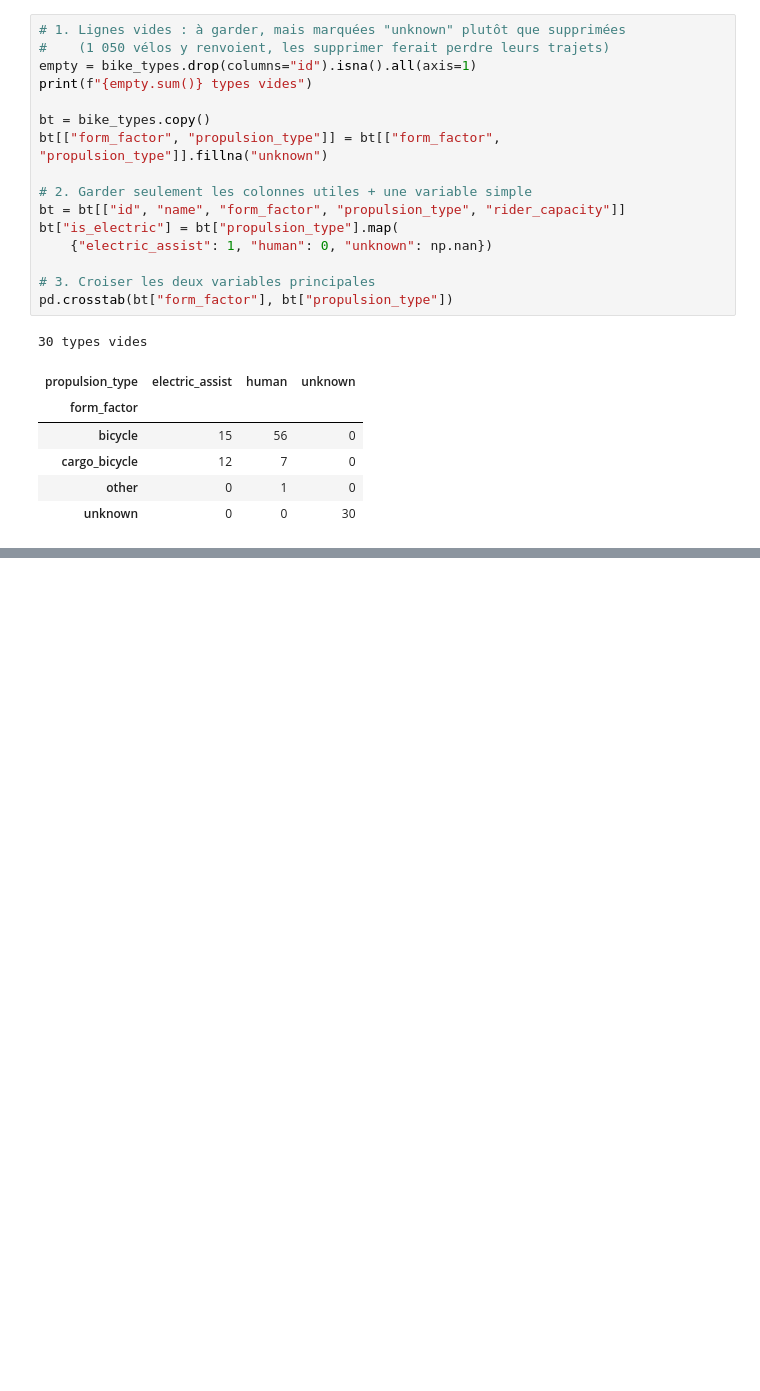
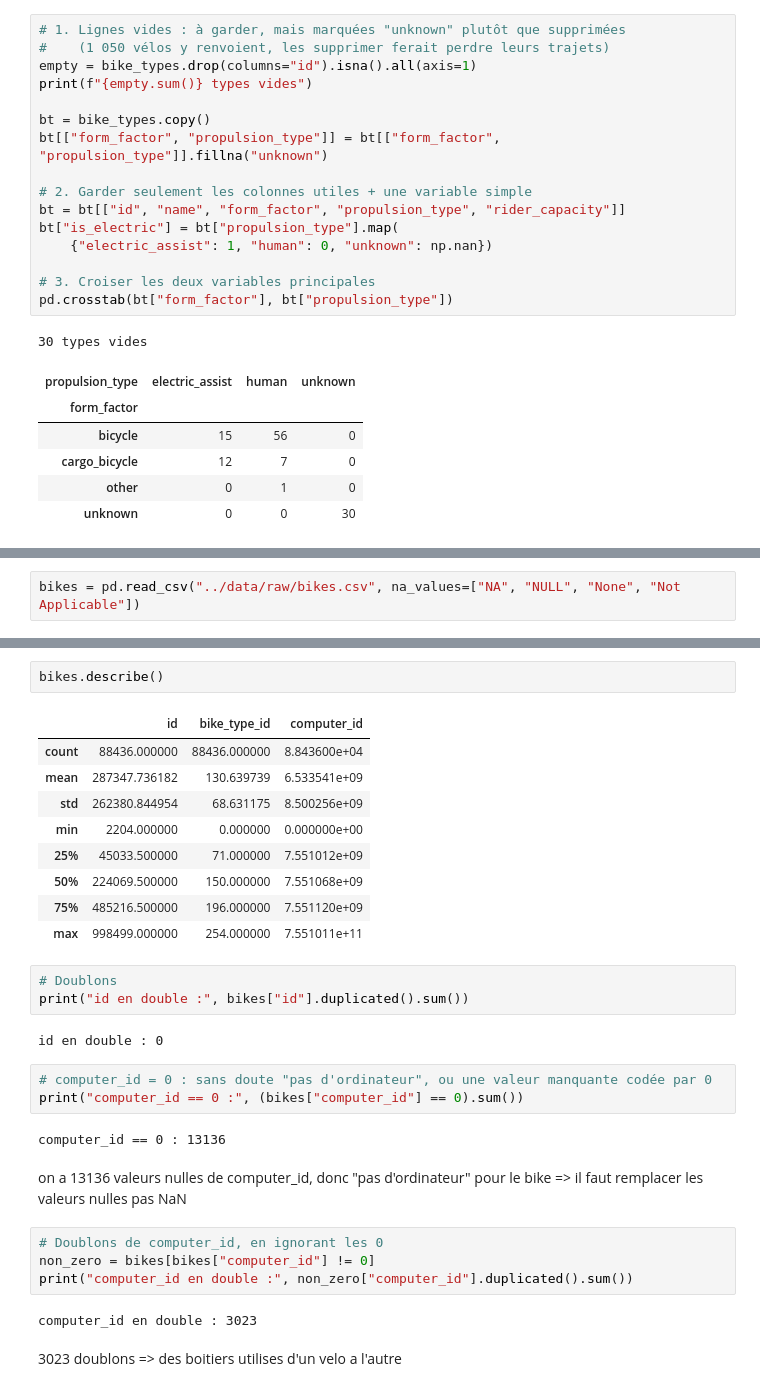
Before and after one commit to Fati349/FML-Challenge, a Jupyter notebook: notebooks/01_exploration.ipynb, the cells around one changed output, grey strips where cells are left out. Cells and saved outputs as stored; diff of their text form; blank space fills up the shorter version.

Commit message:
exploration de la dataset bikes.csv

```diff
--- a/notebooks/01_exploration.ipynb
+++ b/notebooks/01_exploration.ipynb
@@ -112,0 +116,2 @@ pd.crosstab(bt["form_factor"], bt["propulsion_type"])
+# %%
+bikes = pd.read_csv("../data/raw/bikes.csv", na_values=["NA", "NULL", "None", "Not Applicable"])
@@ -112,0 +149,32 @@ pd.crosstab(bt["form_factor"], bt["propulsion_type"])
+# %%
+bikes.describe()
+# %% [output]
+|  | id | bike_type_id | computer_id |
+| count | 88436.000000 | 88436.000000 | 8.843600e+04 |
+| mean | 287347.736182 | 130.639739 | 6.533541e+09 |
+| std | 262380.844954 | 68.631175 | 8.500256e+09 |
+| min | 2204.000000 | 0.000000 | 0.000000e+00 |
+| 25% | 45033.500000 | 71.000000 | 7.551012e+09 |
+| 50% | 224069.500000 | 150.000000 | 7.551068e+09 |
+| 75% | 485216.500000 | 196.000000 | 7.551120e+09 |
+| max | 998499.000000 | 254.000000 | 7.551011e+11 |
+# %%
+# Doublons
+print("id en double :", bikes["id"].duplicated().sum())
+# %% [output]
+id en double : 0
+# %%
+# computer_id = 0 : sans doute "pas d'ordinateur", ou une valeur manquante codée par 0
+print("computer_id == 0 :", (bikes["computer_id"] == 0).sum())
+# %% [output]
+computer_id == 0 : 13136
+# %% [markdown]
+on a 13136 valeurs nulles de computer_id, donc "pas d'ordinateur" pour le bike => il faut remplacer les valeurs nulles pas NaN
+# %%
+# Doublons de computer_id, en ignorant les 0
+non_zero = bikes[bikes["computer_id"] != 0]
+print("computer_id en double :", non_zero["computer_id"].duplicated().sum())
+# %% [output]
+computer_id en double : 3023
+# %% [markdown]
+3023 doublons => des boitiers utilises d'un velo a l'autre
```
Also changed, not shown: parts of 5 cells of this notebook.
